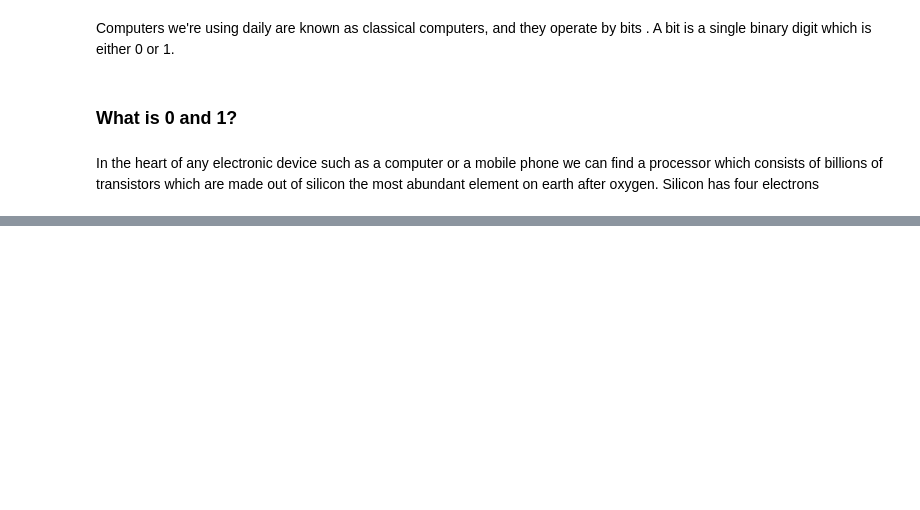
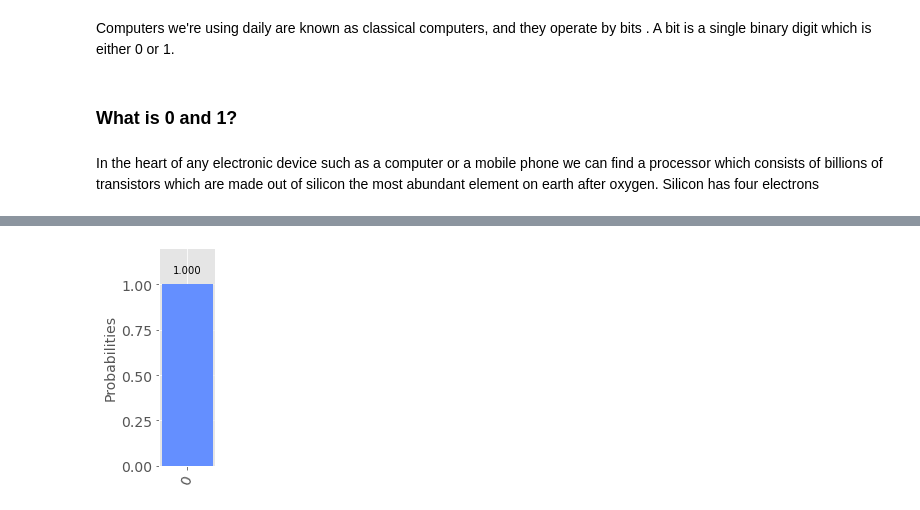
Before and after one commit to wojtekpogo/emerging-technologies, a Jupyter notebook: quantum-deutsch.ipynb, the cells around one changed output, grey strips where cells are left out. Cells and saved outputs as stored; diff of their text form; code cells hidden in the pictures; blank space fills up the shorter version.

```diff
--- a/quantum-deutsch.ipynb
+++ b/quantum-deutsch.ipynb
@@ -39,0 +238,11 @@ In the heart of any electronic device such as a computer or a mobile phone we ca
+# %%
+# Results
+results = job.result()
+# %%
+# Show the result counts
+counts = results.get_counts()
+# %%
+# Display histogram
+qiskit.visualization.plot_histogram(counts, figsize=(1,4))
+# %% [output]
+[figure, added]
```
Also changed, not shown: parts of 48 cells of this notebook, 3 other files.
